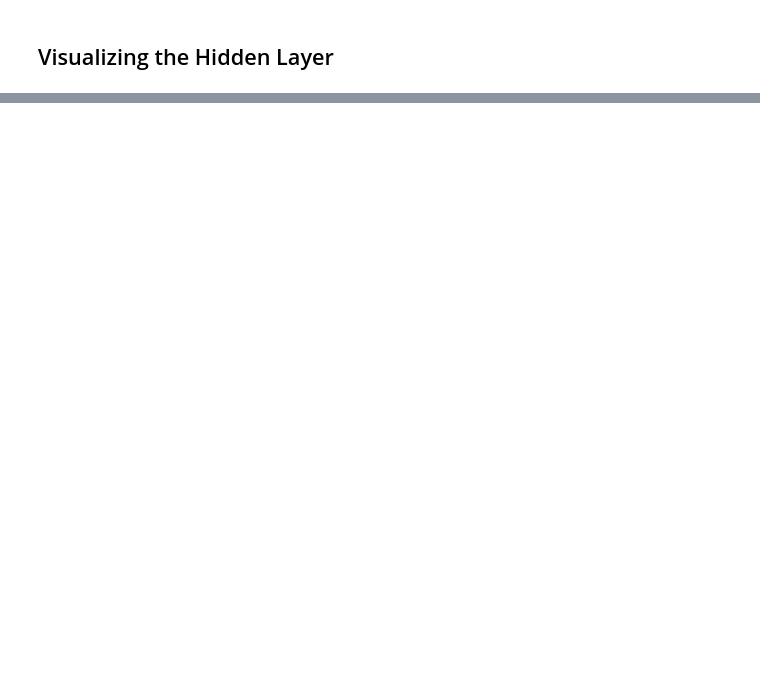
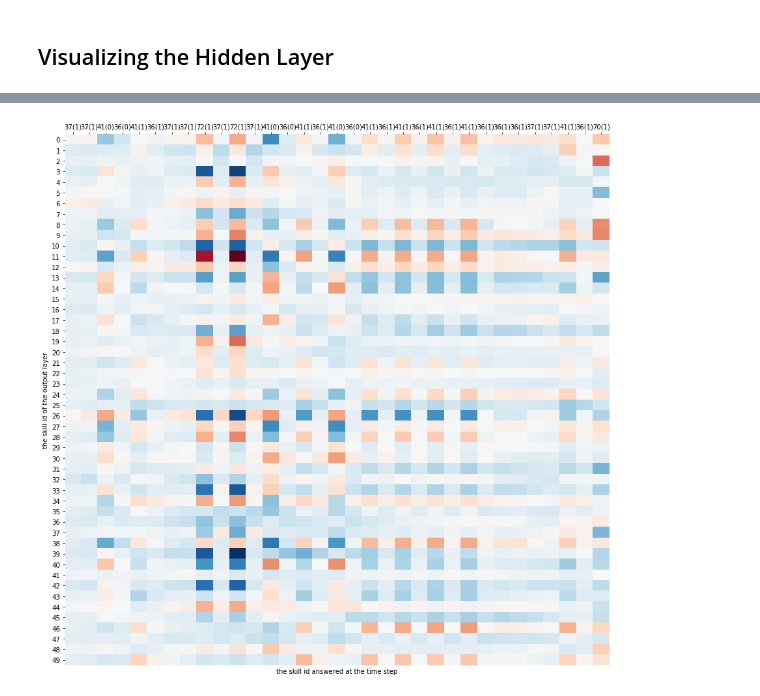
Before and after one commit to ckyeungac/deepknowledgetracing, a Jupyter notebook: dkt_original_2hl_200_50.ipynb, the cells around one changed output, grey strips where cells are left out. Saved outputs shown, nothing was run; the diff lists cells and outputs as text; code cells hidden in the pictures; blank space fills up the shorter version.

```diff
--- a/dkt_original_2hl_200_50.ipynb
+++ b/dkt_original_2hl_200_50.ipynb
@@ -507,9 +511,9 @@ plot_heatmap(output_layer, x_labels=question_seq, y_labels=question_ids_answered
 # %% [markdown]
 ## Visualizing the Hidden Layer
+# %%
+hl1 = get_student_hidden_layer(sess, student=student, layer_num=2)
+hl1 = hl1[:num_question_answered]
 # %%
-hl1 = get_student_hidden_layer(sess, student=student, layer_num=1)
-hl1 = hl1[:num_question_answered]
-
 from sklearn.decomposition import PCA
 pca = PCA(n_components=0.95)
 pca.fit(hl1)
@@ -517,5 +521,6 @@ hl1_pca = pca.transform(hl1)
 pca_dim = len(pca.explained_variance_ratio_)
 print(pca.explained_variance_ratio_)
 hl1_pca.shape
-hl1_pca = np.transpose(hl1_pca)
+# %%
+hl1_output = np.transpose(hl1)
 # %%
@@ -523,5 +536,12 @@ hl1_pca.shape
 # %%
-plot_heatmap(hl1_pca, x_labels=question_seq, y_labels=range(pca_dim), second_x_labels=correct_seq, fig_size_inches=[15, 5])
+plot_heatmap(hl1_output,
+             x_labels=x_labels,
+             y_labels=y_labels,
+#              second_x_labels=correct_seq,
+             fig_size_inches=[15, 15],
+            cmap='RdBu')
+# %% [output]
+[figure, added]
 # %%
 np.array(hl1).shape
 # %%
```
Also changed, not shown: parts of 6 cells of this notebook, 1 other file.
